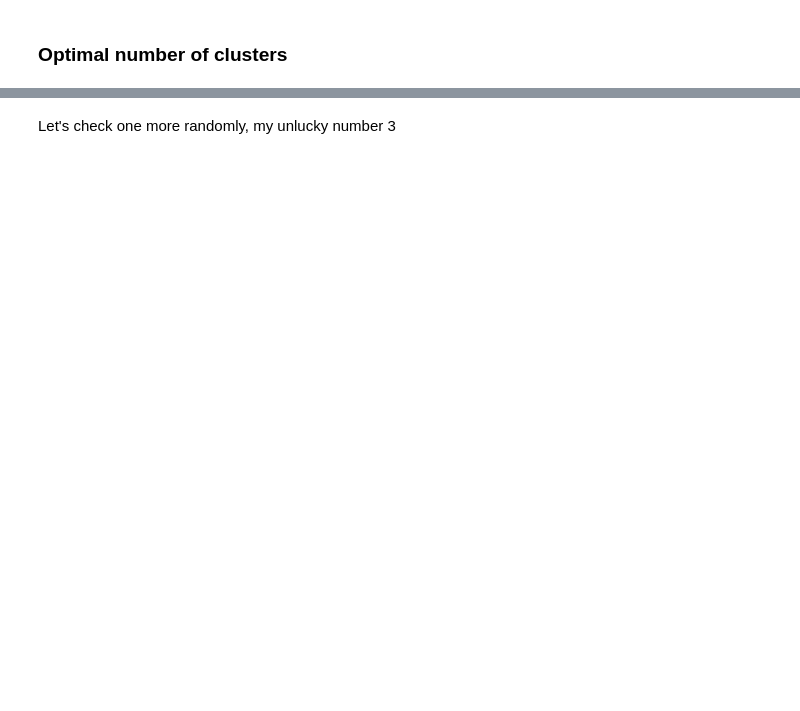
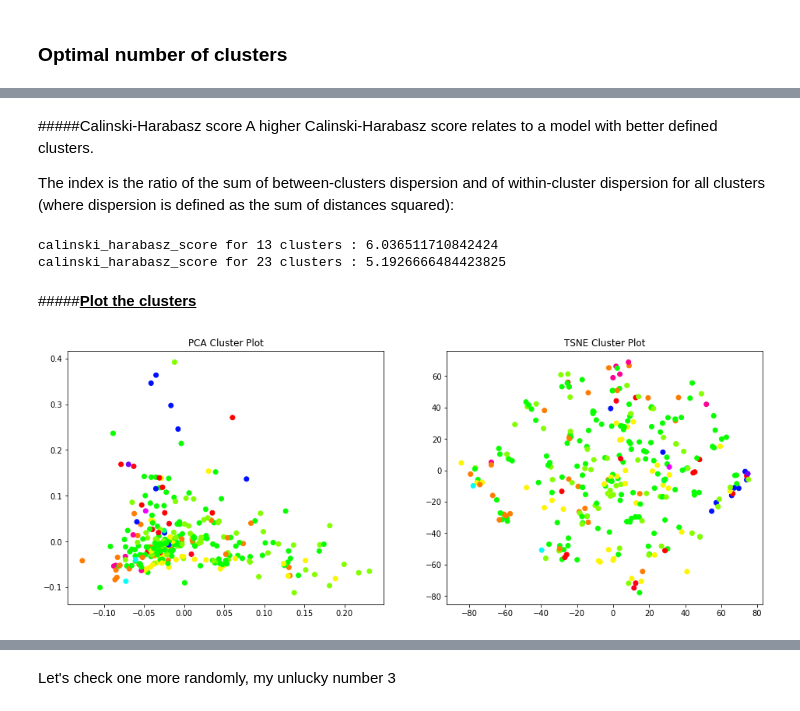
Before and after one commit to RoshanJamthe/NETFLIX-MOVIES-AND-TV-SHOWS-CLUSTERING, a Jupyter notebook: NETFLIX_MOVIES_AND_TV_SHOWS_CLUSTERING.ipynb, the cells around one changed output, grey strips where cells are left out. Cells and saved outputs as stored; diff of their text form; code cells hidden in the pictures; blank space fills up the shorter version.

```diff
--- a/NETFLIX_MOVIES_AND_TV_SHOWS_CLUSTERING.ipynb
+++ b/NETFLIX_MOVIES_AND_TV_SHOWS_CLUSTERING.ipynb
@@ -1418,0 +1337,11 @@ cluster_series[14]  # I'm expecting documentry, drama content from #blackaf and
+# %%
+# Fitting hierarchical clustering to the sparse_df
+from sklearn.cluster import AgglomerativeClustering
+
+# 13 clusters model
+hc_13 = AgglomerativeClustering(n_clusters = 13, affinity = 'euclidean', linkage = 'ward')
+w_clusters_13 = hc_13.fit_predict(sparse_df)
+
+# 23 clusters model
+hc_23 = AgglomerativeClustering(n_clusters = 23, affinity = 'euclidean', linkage = 'ward')
+w_clusters_23 = hc_23.fit_predict(sparse_df)
@@ -1418,0 +1369,16 @@ cluster_series[14]  # I'm expecting documentry, drama content from #blackaf and
+# %% [markdown]
+#####Calinski-Harabasz score
+A higher Calinski-Harabasz score relates to a model with better defined clusters.
+
+The index is the ratio of the sum of between-clusters dispersion and of within-cluster dispersion for all clusters (where dispersion is defined as the sum of distances squared):
+# %%
+import sklearn.metrics
+
+# Calinski-Harabasz score (closer to 1 is better)
+print(f'calinski_harabasz_score for 13 clusters : {metrics.calinski_harabasz_score(sparse_df, wc_13_labels)}')
+print(f'calinski_harabasz_score for 23 clusters : {metrics.calinski_harabasz_score(sparse_df, wc_23_labels)}')
+# %% [output]
+calinski_harabasz_score for 13 clusters : 6.036511710842424
+calinski_harabasz_score for 23 clusters : 5.1926666484423825
+# %% [markdown]
+#####<u><b>Plot the clusters</u></b>
@@ -1418,0 +1394,26 @@ cluster_series[14]  # I'm expecting documentry, drama content from #blackaf and
+# %%
+def plot_tsne_pca(data, labels):
+    max_label = max(labels)
+    max_items = np.random.choice(range(data.shape[0]), size=3000, replace=False)
+
+    pca = PCA(n_components=2).fit_transform(data)
+    tsne = TSNE().fit_transform(PCA(n_components=50).fit_transform(data))
+
+
+    idx = np.random.choice(range(pca.shape[0]), size=300, replace=False)
+    #label_subset = labels[max_items]
+    label_subset = [cm.hsv(i/max_label) for i in labels[idx]]
+
+    f, ax = plt.subplots(1, 2, figsize=(16, 6))
+
+    ax[0].scatter(pca[idx, 0], pca[idx, 1], c=label_subset)
+    ax[0].set_title('PCA Cluster Plot')
+    ax[0].grid(False)
+
+    ax[1].scatter(tsne[idx, 0], tsne[idx, 1], c=label_subset)
+    ax[1].set_title('TSNE Cluster Plot')
+    ax[1].grid(False)
+# %%
+plot_tsne_pca(sparse_df, w_clusters_13)
+# %% [output]
+[figure, added]
```
Also changed, not shown: parts of 87 cells of this notebook.
